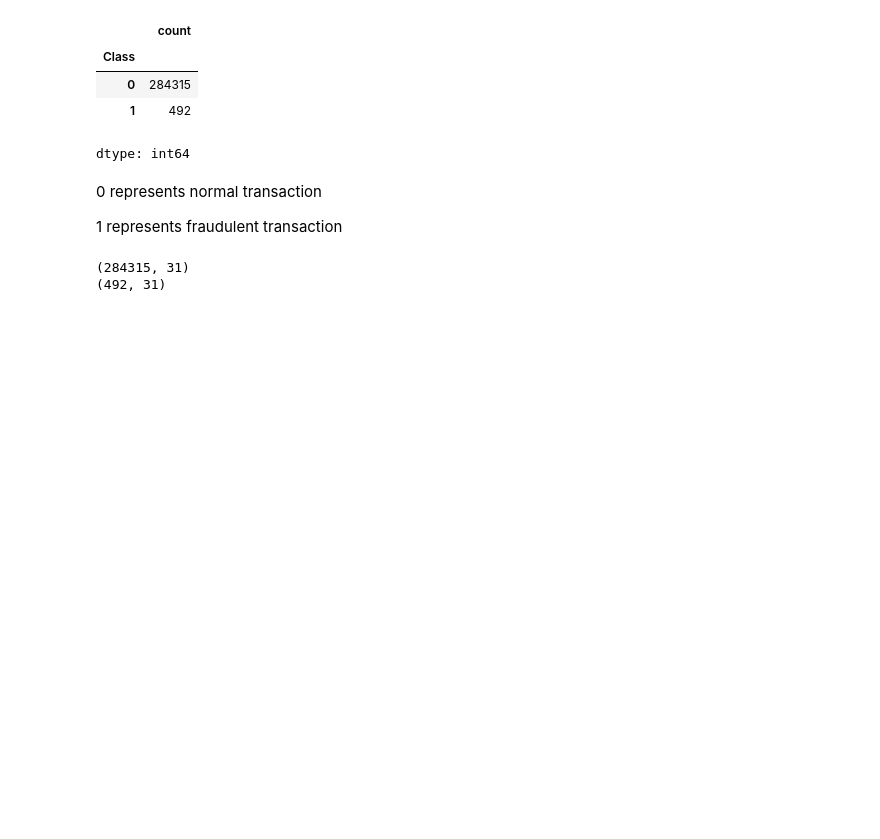
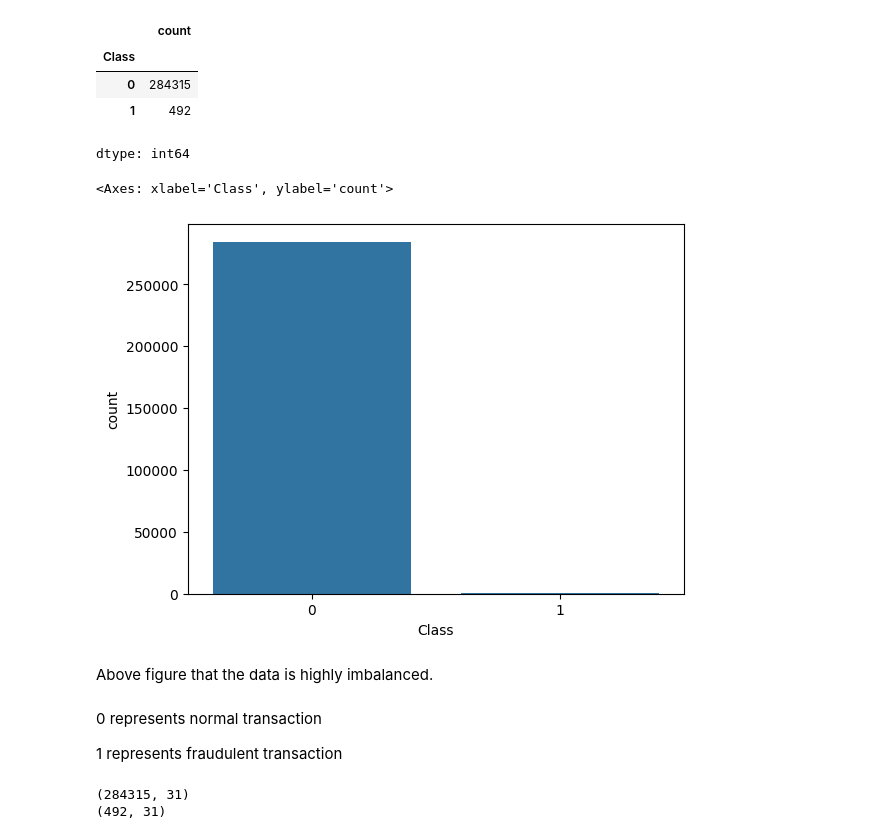
Before and after one commit to Babayaga-18/file, a Jupyter notebook: Credit_card_fraud.ipynb, the cells around one changed output. Drawn from its saved outputs; the diff is of its cells as text; code cells hidden in the pictures; blank space fills up the shorter version.

```diff
--- a/Credit_card_fraud.ipynb
+++ b/Credit_card_fraud.ipynb
@@ -120,6 +140,13 @@ df['Class'].value_counts()
 | 0 | 284315 |
 | 1 | 492 |
 dtype: int64
+# %%
+sns.countplot(x = 'Class', data = df)
+# %% [output]
+<Axes: xlabel='Class', ylabel='count'>
+[figure, added]
+# %% [markdown]
+Above figure that the data is highly imbalanced.
 # %% [markdown]
 0 represents normal transaction
 
```
Also changed, not shown: parts of 17 cells of this notebook.
